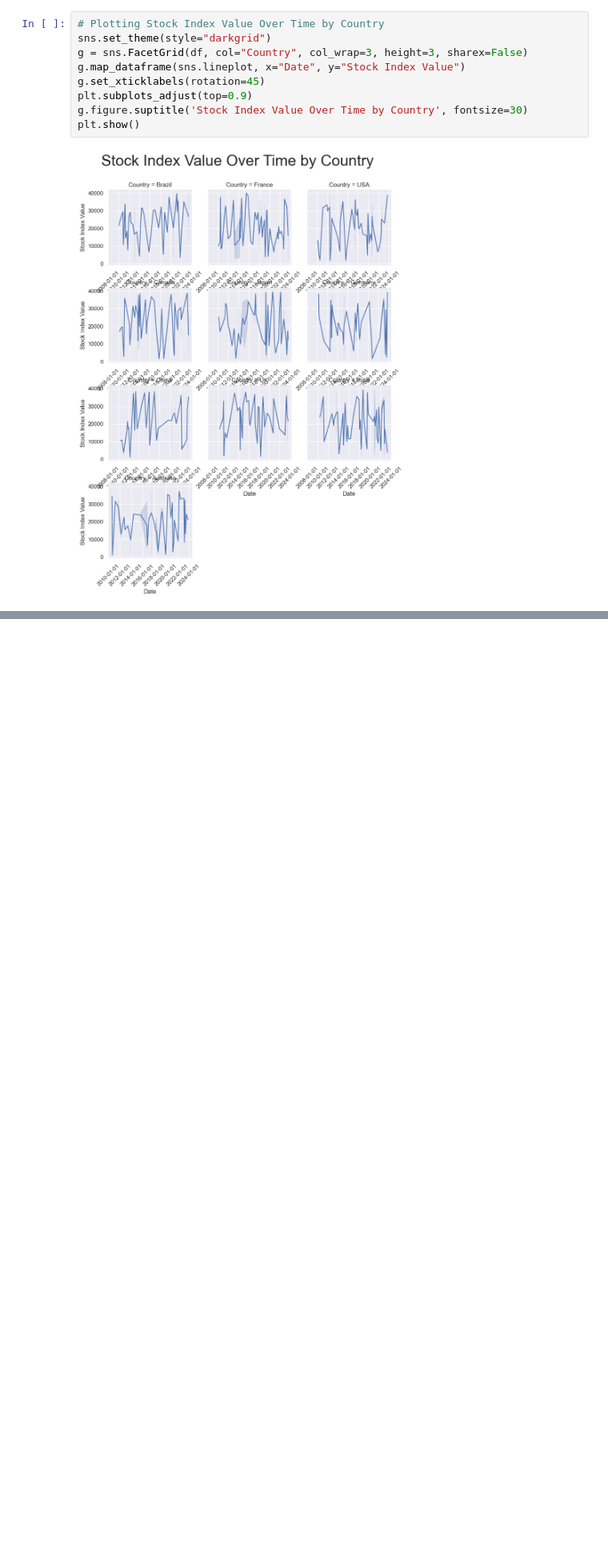
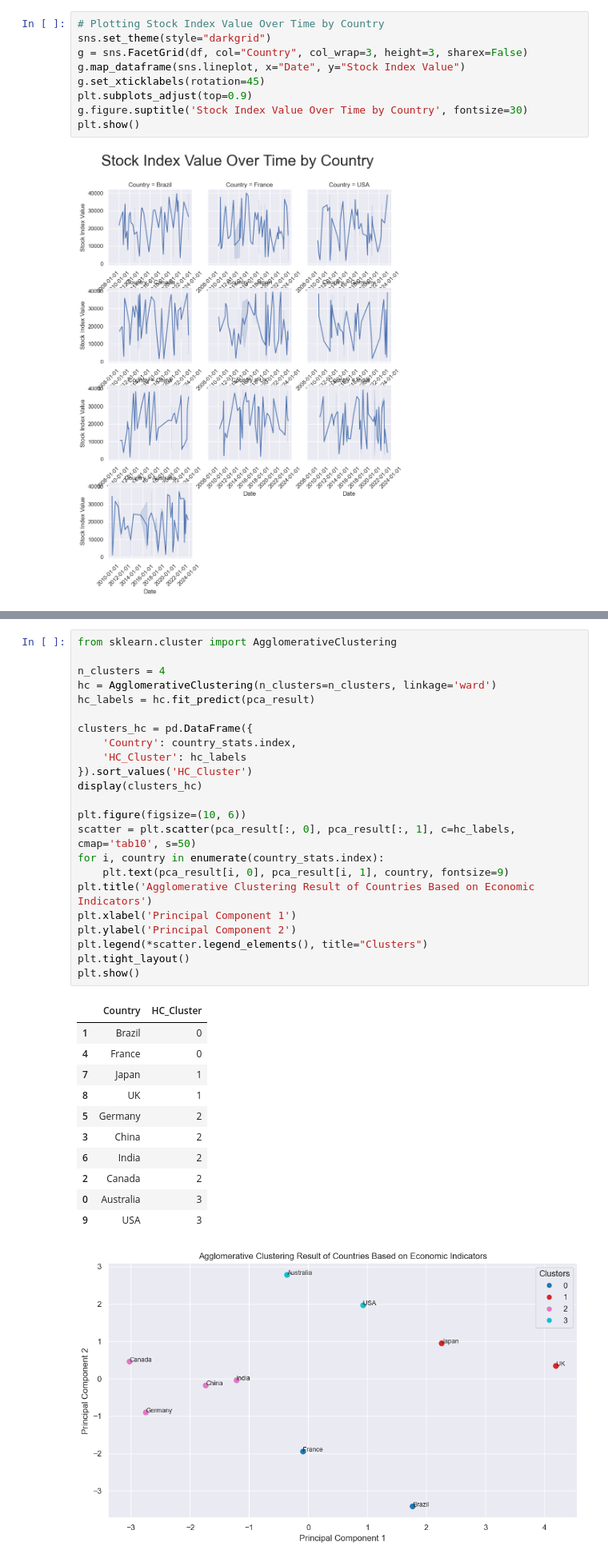
Before and after one commit to muhammederbay10/clustering-countries-economic-indicators, a Jupyter notebook: Countries.ipynb, the cells around one changed output, grey strips where cells are left out. Shown at 80% size. Saved outputs shown, nothing was run; the diff lists cells and outputs as text; blank space fills up the shorter version.

```diff
--- a/Countries.ipynb
+++ b/Countries.ipynb
@@ -321,0 +414,36 @@ country_stats
+# %%
+from sklearn.cluster import AgglomerativeClustering
+
+n_clusters = 4
+hc = AgglomerativeClustering(n_clusters=n_clusters, linkage='ward')
+hc_labels = hc.fit_predict(pca_result)
+
+clusters_hc = pd.DataFrame({
+    'Country': country_stats.index,
+    'HC_Cluster': hc_labels
+}).sort_values('HC_Cluster')
+display(clusters_hc)
+
+plt.figure(figsize=(10, 6))
+scatter = plt.scatter(pca_result[:, 0], pca_result[:, 1], c=hc_labels, cmap='tab10', s=50)
+for i, country in enumerate(country_stats.index):
+    plt.text(pca_result[i, 0], pca_result[i, 1], country, fontsize=9)
+plt.title('Agglomerative Clustering Result of Countries Based on Economic Indicators')
+plt.xlabel('Principal Component 1')
+plt.ylabel('Principal Component 2')
+plt.legend(*scatter.legend_elements(), title="Clusters")
+plt.tight_layout()
+plt.show()
+# %% [output]
+|  | Country | HC_Cluster |
+| 1 | Brazil | 0 |
+| 4 | France | 0 |
+| 7 | Japan | 1 |
+| 8 | UK | 1 |
+| 5 | Germany | 2 |
+| 3 | China | 2 |
+| 6 | India | 2 |
+| 2 | Canada | 2 |
+| 0 | Australia | 3 |
+| 9 | USA | 3 |
+[figure, added]
```
Also changed, not shown: parts of 11 cells of this notebook.
